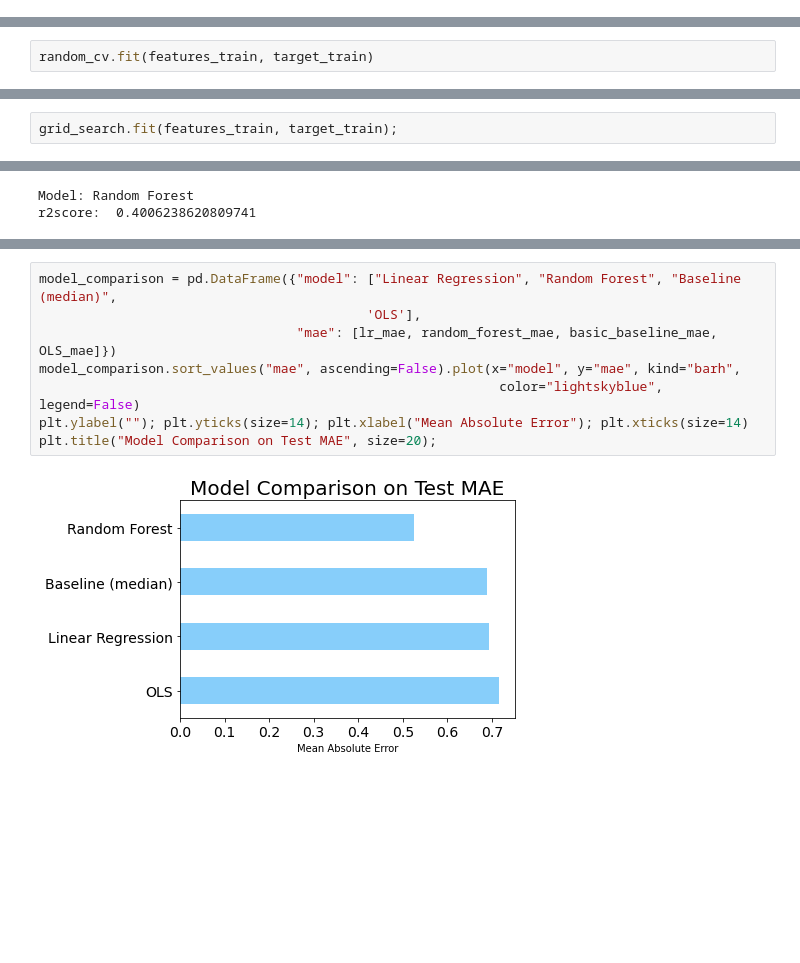
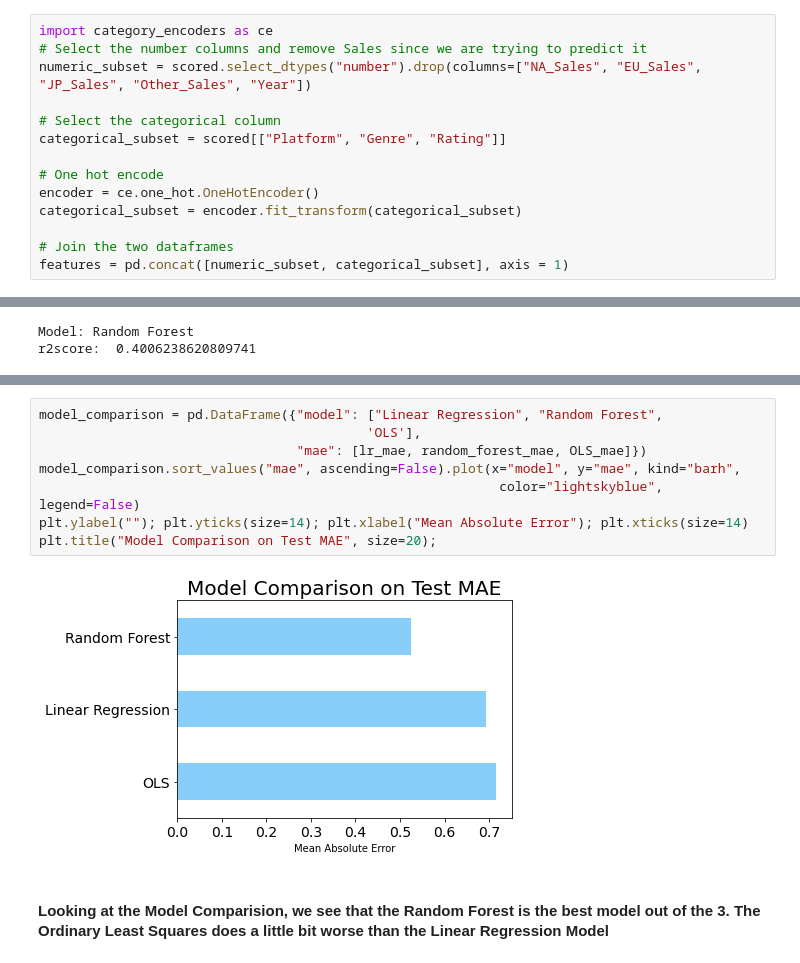
Before and after one commit to kschrock/Math495, a Jupyter notebook: FinalProject.ipynb, the cells around one changed output, grey strips where cells are left out. Saved outputs shown, nothing was run; the diff lists cells and outputs as text; blank space fills up the shorter version.

```diff
--- a/FinalProject.ipynb
+++ b/FinalProject.ipynb
@@ -260,3 +245,17 @@ def fit_and_evaluate(model):
+# %%
+import category_encoders as ce
+# Select the number columns and remove Sales since we are trying to predict it
+numeric_subset = scored.select_dtypes("number").drop(columns=["NA_Sales", "EU_Sales", "JP_Sales", "Other_Sales", "Year"])
+
+# Select the categorical column
+categorical_subset = scored[["Platform", "Genre", "Rating"]]
+
+# One hot encode
+encoder = ce.one_hot.OneHotEncoder()
+categorical_subset = encoder.fit_transform(categorical_subset)
+
+# Join the two dataframes
+features = pd.concat([numeric_subset, categorical_subset], axis = 1)
 # %%
 basic_target = pd.Series(features["Global_Sales"])
 #Global sales is our dependant variable
@@ -304,2 +266,0 @@ random_cv = RandomizedSearchCV(estimator=basic_model,
-# %%
-random_cv.fit(features_train, target_train)
@@ -351,2 +266,0 @@ grid_search = GridSearchCV(estimator=basic_model, param_grid=trees_grid, cv=4,
-# %%
-grid_search.fit(features_train, target_train);
@@ -448,12 +337,14 @@ plt.show(g)
 # %% [output]
 [figure]
 # %%
-model_comparison = pd.DataFrame({"model": ["Linear Regression", "Random Forest", "Baseline (median)",
+model_comparison = pd.DataFrame({"model": ["Linear Regression", "Random Forest",
                                           'OLS'],
-                                 "mae": [lr_mae, random_forest_mae, basic_baseline_mae, OLS_mae]})
+                                 "mae": [lr_mae, random_forest_mae, OLS_mae]})
 model_comparison.sort_values("mae", ascending=False).plot(x="model", y="mae", kind="barh",
                                                            color="lightskyblue", legend=False)
 plt.ylabel(""); plt.yticks(size=14); plt.xlabel("Mean Absolute Error"); plt.xticks(size=14)
 plt.title("Model Comparison on Test MAE", size=20);
 # %% [output]
-[figure, old version]
+[figure, new version]
+# %% [markdown]
+#### Looking at the Model Comparision, we see that the Random Forest is the best model out of the 3. The Ordinary Least Squares does a little bit worse than the Linear Regression Model
```
Also changed, not shown: parts of 15 cells of this notebook, 4 other files.
